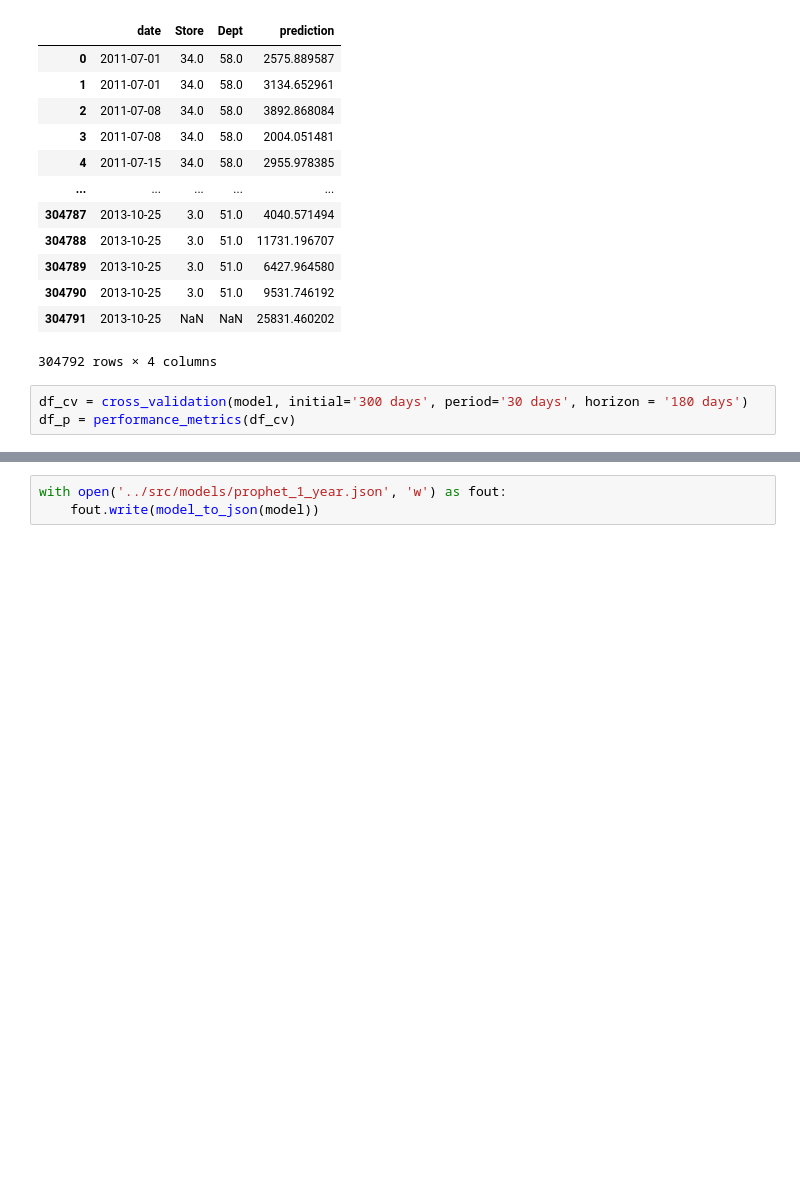
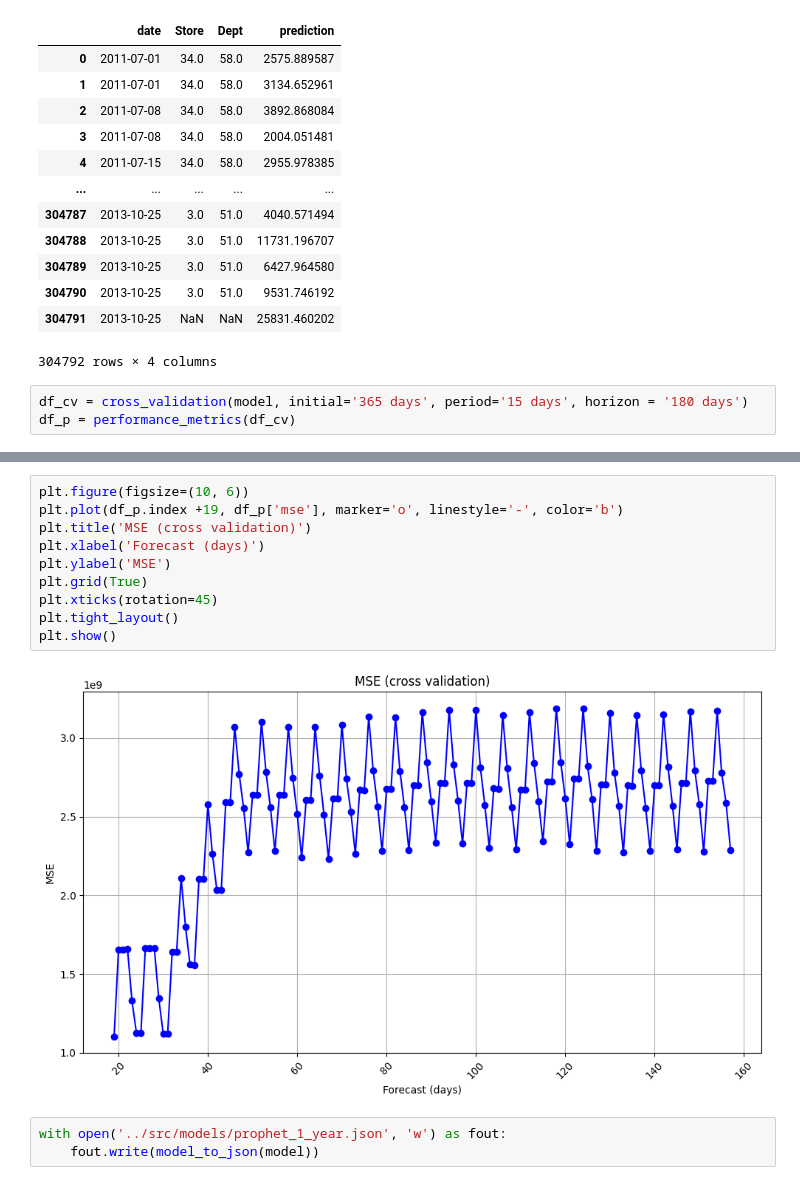
Before and after one commit to jpgianfaldoni/challenge-mle, a Jupyter notebook: notebooks/prophet_training.ipynb, the cells around one changed output, grey strips where cells are left out. Drawn from its saved outputs; the diff is of its cells as text; blank space fills up the shorter version.

```diff
--- a/notebooks/prophet_training.ipynb
+++ b/notebooks/prophet_training.ipynb
@@ -210,5 +210,5 @@ next_year_pred
 | 304791 | 2013-10-25 | NaN | NaN | 25831.460202 |
 304792 rows × 4 columns
 # %%
-df_cv = cross_validation(model, initial='300 days', period='30 days', horizon = '180 days')
+df_cv = cross_validation(model, initial='365 days', period='15 days', horizon = '180 days')
 df_p = performance_metrics(df_cv)
@@ -217,3 +238,15 @@ df_p.head(180)
+# %%
+plt.figure(figsize=(10, 6))
+plt.plot(df_p.index +19, df_p['mse'], marker='o', linestyle='-', color='b')
+plt.title('MSE (cross validation)')
+plt.xlabel('Forecast (days)')
+plt.ylabel('MSE')
+plt.grid(True)
+plt.xticks(rotation=45)
+plt.tight_layout()
+plt.show()
+# %% [output]
+[figure, added]
 # %%
 with open('../src/models/prophet_1_year.json', 'w') as fout:
     fout.write(model_to_json(model))
```
Also changed, not shown: parts of 2 cells of this notebook, 2 other files.
